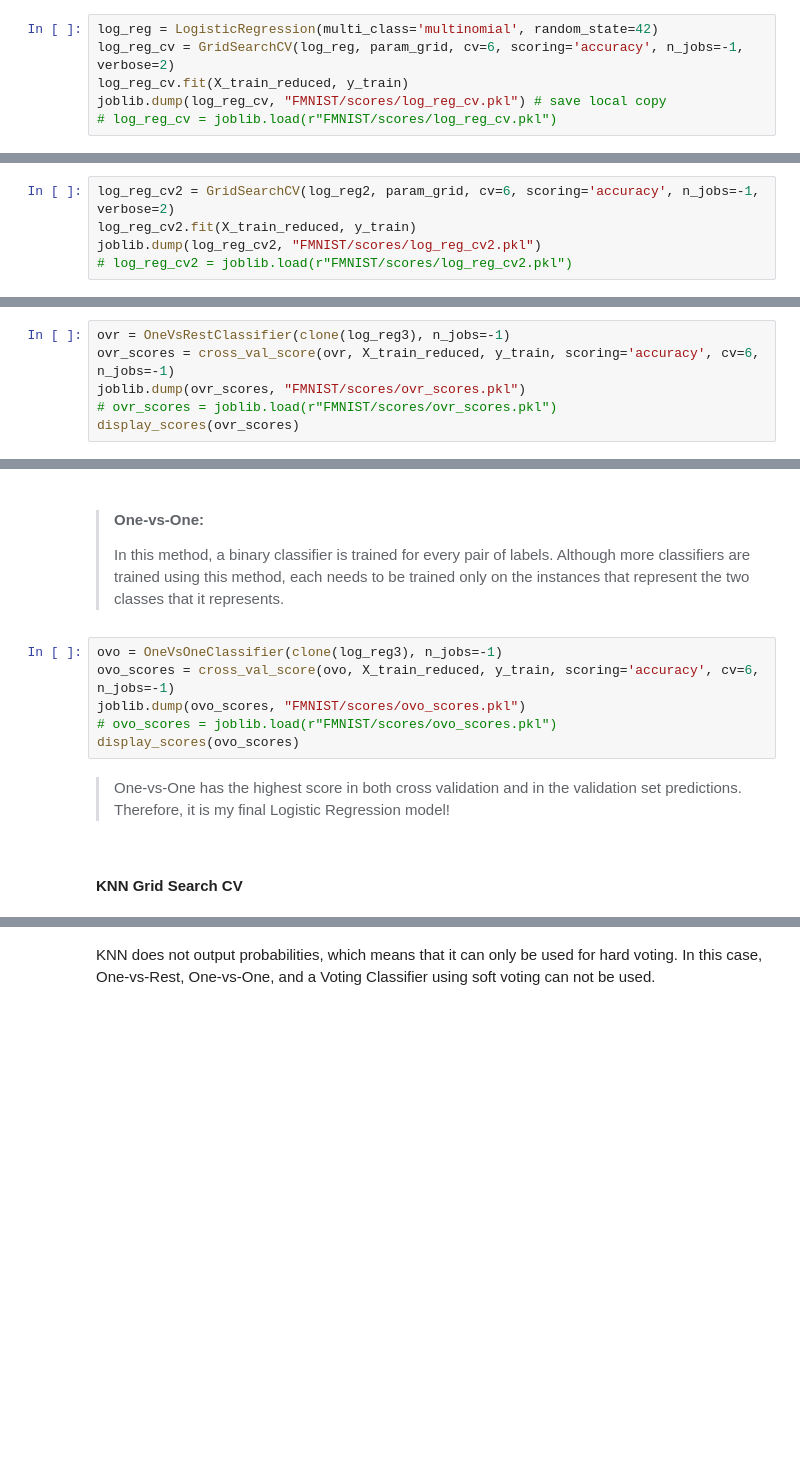
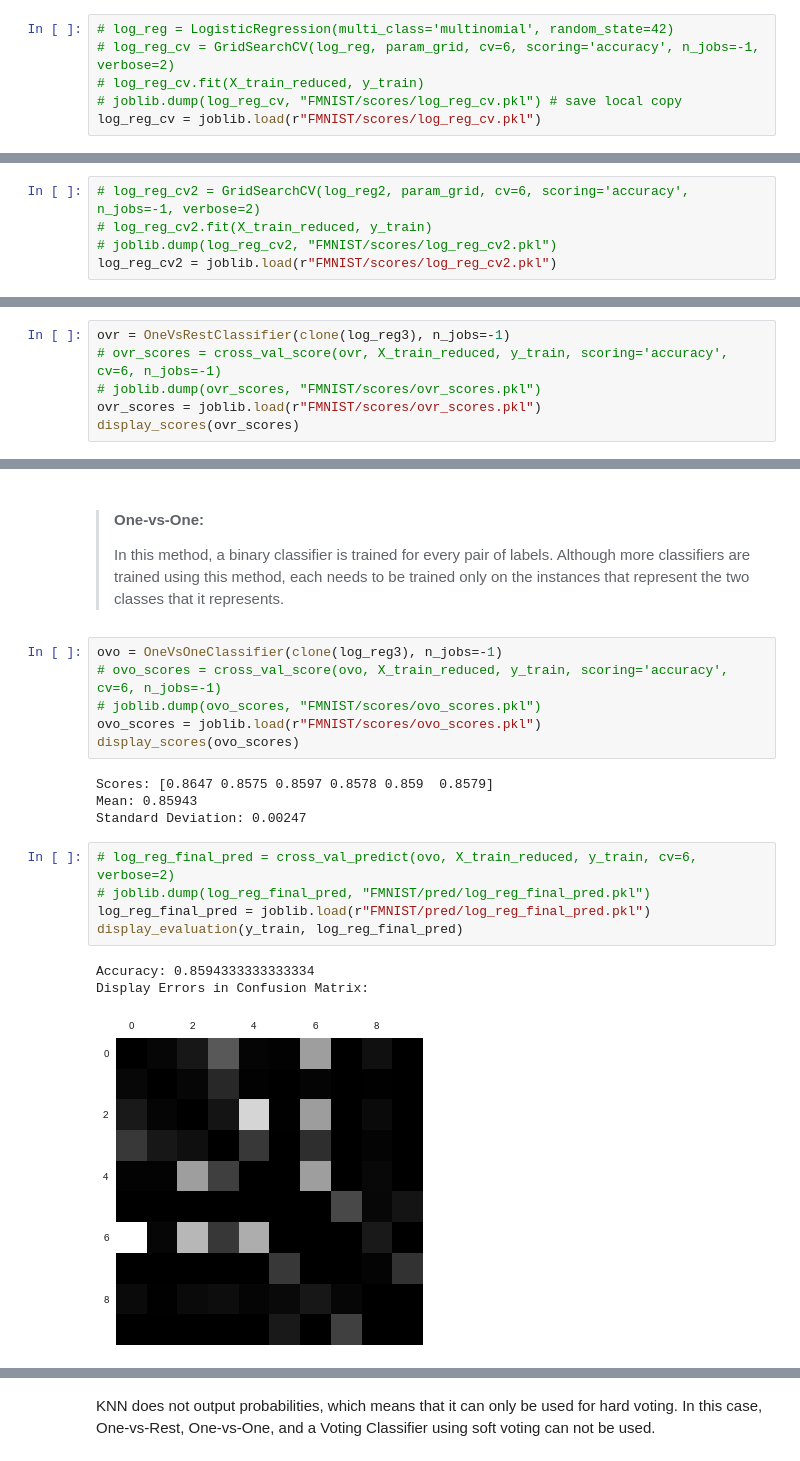
Before and after one commit to adiy55/1SB-Final-Project, a Jupyter notebook: 1SB ML Fashion MNIST.ipynb, the cells around one changed output, grey strips where cells are left out. Drawn from its saved outputs; the diff is of its cells as text; blank space fills up the shorter version.

```diff
--- a/1SB ML Fashion MNIST.ipynb
+++ b/1SB ML Fashion MNIST.ipynb
@@ -1075,11 +1086,11 @@ param_grid = [{
      "solver": ["sag", "saga"] # sag = stochastic average gradient, saga = variant of sag solver
 }]
 # %%
-log_reg = LogisticRegression(multi_class='multinomial', random_state=42)
-log_reg_cv = GridSearchCV(log_reg, param_grid, cv=6, scoring='accuracy', n_jobs=-1, verbose=2)
-log_reg_cv.fit(X_train_reduced, y_train)
-joblib.dump(log_reg_cv, "FMNIST/scores/log_reg_cv.pkl") # save local copy
-# log_reg_cv = joblib.load(r"FMNIST/scores/log_reg_cv.pkl")
+# log_reg = LogisticRegression(multi_class='multinomial', random_state=42)
+# log_reg_cv = GridSearchCV(log_reg, param_grid, cv=6, scoring='accuracy', n_jobs=-1, verbose=2)
+# log_reg_cv.fit(X_train_reduced, y_train)
+# joblib.dump(log_reg_cv, "FMNIST/scores/log_reg_cv.pkl") # save local copy
+log_reg_cv = joblib.load(r"FMNIST/scores/log_reg_cv.pkl")
 # %%
 # show the best score
 log_reg_cv.best_score_
@@ -1098,10 +1116,10 @@ param_grid = [{
     # light penalty if close to 1.0, strong penalty if close to 0.0
 }]
 # %%
-log_reg_cv2 = GridSearchCV(log_reg2, param_grid, cv=6, scoring='accuracy', n_jobs=-1, verbose=2)
-log_reg_cv2.fit(X_train_reduced, y_train)
-joblib.dump(log_reg_cv2, "FMNIST/scores/log_reg_cv2.pkl")
-# log_reg_cv2 = joblib.load(r"FMNIST/scores/log_reg_cv2.pkl")
+# log_reg_cv2 = GridSearchCV(log_reg2, param_grid, cv=6, scoring='accuracy', n_jobs=-1, verbose=2)
+# log_reg_cv2.fit(X_train_reduced, y_train)
+# joblib.dump(log_reg_cv2, "FMNIST/scores/log_reg_cv2.pkl")
+log_reg_cv2 = joblib.load(r"FMNIST/scores/log_reg_cv2.pkl")
 # %%
 # show the best score
 log_reg_cv2.best_score_
@@ -1120,7 +1153,7 @@ for mean_score, params in zip(cvres["mean_test_score"], cvres["params"]):
 > score out of all the classifiers is the predicted class.
 # %%
 ovr = OneVsRestClassifier(clone(log_reg3), n_jobs=-1)
-ovr_scores = cross_val_score(ovr, X_train_reduced, y_train, scoring='accuracy', cv=6, n_jobs=-1)
-joblib.dump(ovr_scores, "FMNIST/scores/ovr_scores.pkl")
-# ovr_scores = joblib.load(r"FMNIST/scores/ovr_scores.pkl")
+# ovr_scores = cross_val_score(ovr, X_train_reduced, y_train, scoring='accuracy', cv=6, n_jobs=-1)
+# joblib.dump(ovr_scores, "FMNIST/scores/ovr_scores.pkl")
+ovr_scores = joblib.load(r"FMNIST/scores/ovr_scores.pkl")
 display_scores(ovr_scores)
@@ -1131,12 +1168,20 @@ display_scores(ovr_scores)
 > classes that it represents.
 # %%
 ovo = OneVsOneClassifier(clone(log_reg3), n_jobs=-1)
-ovo_scores = cross_val_score(ovo, X_train_reduced, y_train, scoring='accuracy', cv=6, n_jobs=-1)
-joblib.dump(ovo_scores, "FMNIST/scores/ovo_scores.pkl")
-# ovo_scores = joblib.load(r"FMNIST/scores/ovo_scores.pkl")
+# ovo_scores = cross_val_score(ovo, X_train_reduced, y_train, scoring='accuracy', cv=6, n_jobs=-1)
+# joblib.dump(ovo_scores, "FMNIST/scores/ovo_scores.pkl")
+ovo_scores = joblib.load(r"FMNIST/scores/ovo_scores.pkl")
 display_scores(ovo_scores)
+# %% [output]
+Scores: [0.8647 0.8575 0.8597 0.8578 0.859  0.8579]
+Mean: 0.85943
+Standard Deviation: 0.00247
-# %% [markdown]
-> One-vs-One has the highest score in both cross validation and in the validation set predictions.
-> Therefore, it is my final Logistic Regression model!
-# %% [markdown]
-#### KNN Grid Search CV
+# %%
+# log_reg_final_pred = cross_val_predict(ovo, X_train_reduced, y_train, cv=6, verbose=2)
+# joblib.dump(log_reg_final_pred, "FMNIST/pred/log_reg_final_pred.pkl")
+log_reg_final_pred = joblib.load(r"FMNIST/pred/log_reg_final_pred.pkl")
+display_evaluation(y_train, log_reg_final_pred)
+# %% [output]
+Accuracy: 0.8594333333333334
+Display Errors in Confusion Matrix:
+[figure, added]
```
Also changed, not shown: parts of 82 cells of this notebook.
